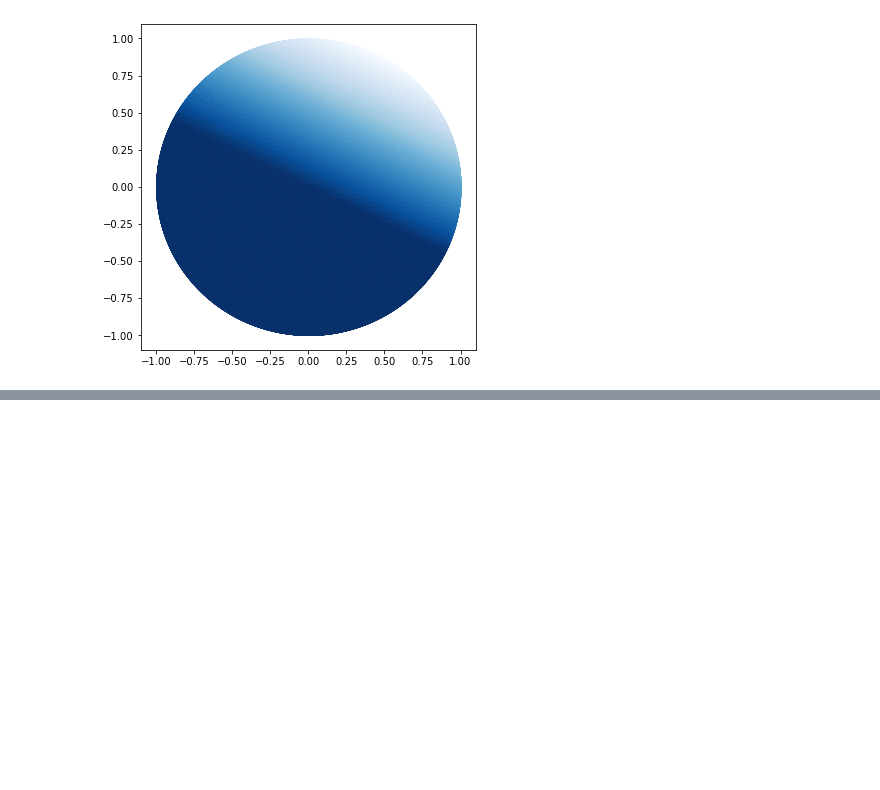
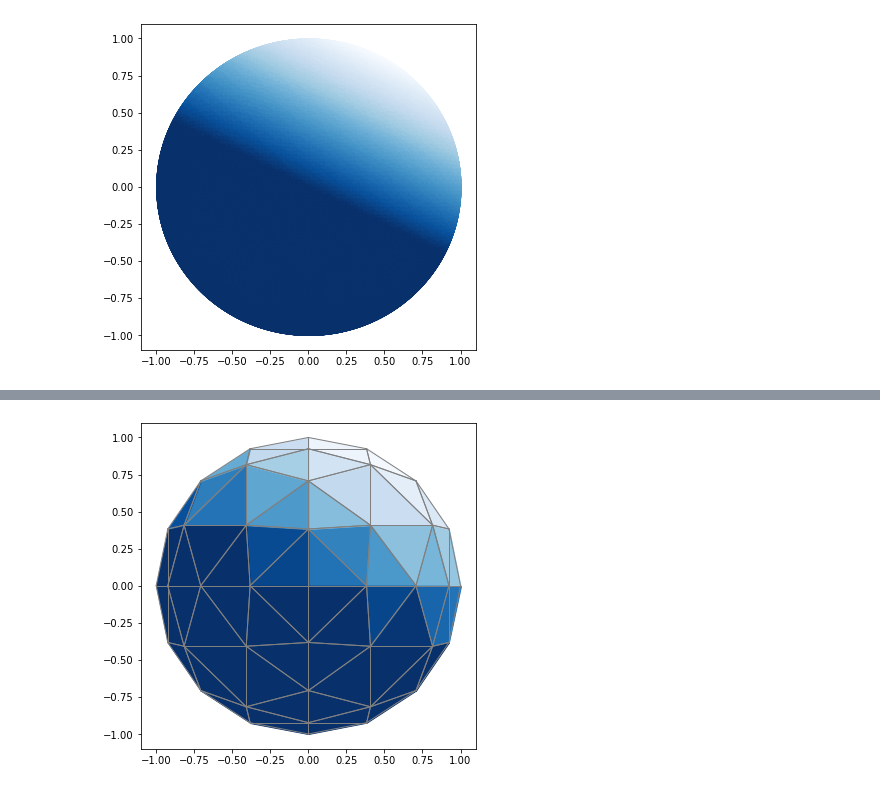
Before and after one commit to Lang-Shao/graduate_cource, a Jupyter notebook: Using_Python/Python_Books/2020Math_for_Programmers/Chapter 03/Ch03_mytest.ipynb, the cells around one changed output, grey strips where cells are left out. Drawn from its saved outputs; the diff is of its cells as text; code cells hidden in the pictures; blank space fills up the shorter version.

```diff
--- a/Using_Python/Python_Books/2020Math_for_Programmers/Chapter 03/Ch03_mytest.ipynb
+++ b/Using_Python/Python_Books/2020Math_for_Programmers/Chapter 03/Ch03_mytest.ipynb
@@ -416,0 +440,4 @@ render(sphere_approx(6), lines='gray')
+# %%
+render(sphere_approx(2), lines='gray')
+# %% [output]
+[figure, added]
```
Also changed, not shown: parts of 9 cells of this notebook.
